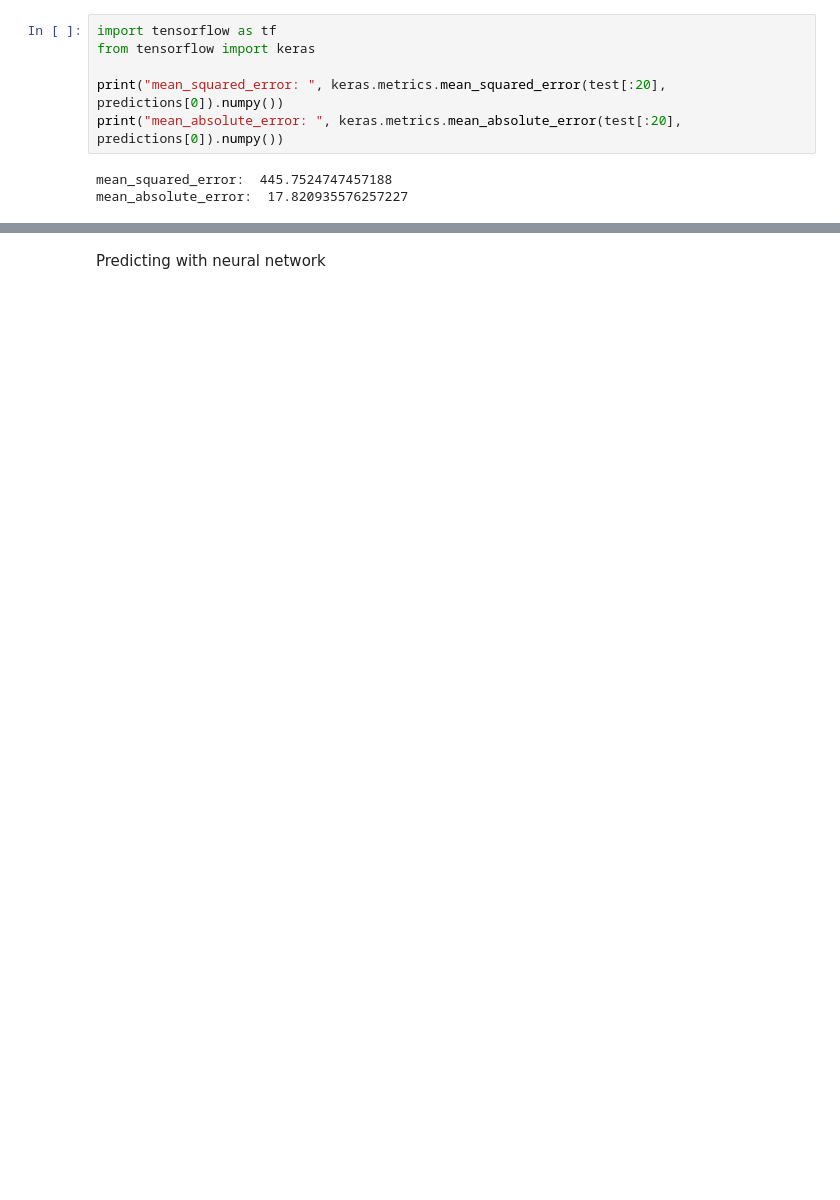
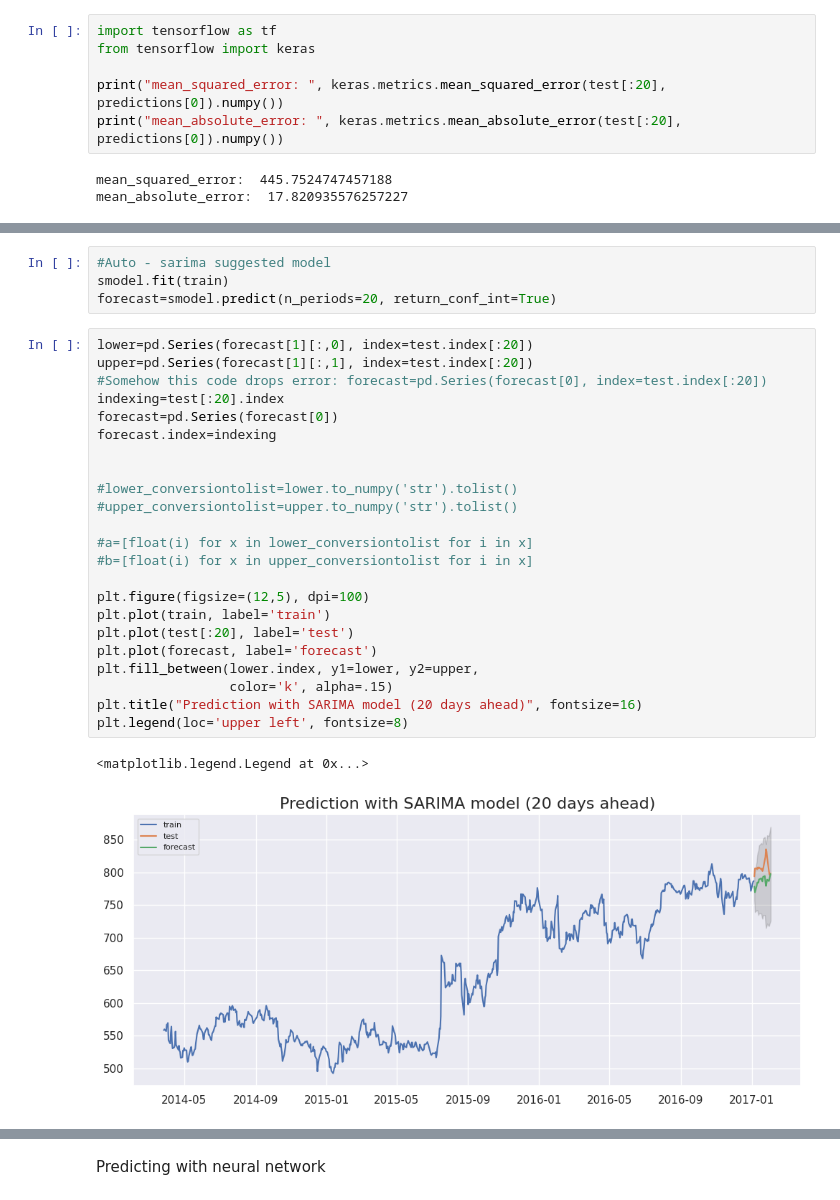
Before and after one commit to vbanai/Time-series-analysis, a Jupyter notebook: StockExchange.ipynb, the cells around one changed output, grey strips where cells are left out. Cells and saved outputs as stored; diff of their text form; blank space fills up the shorter version.

```diff
--- a/StockExchange.ipynb
+++ b/StockExchange.ipynb
@@ -1080,0 +1304,30 @@ mean_absolute_error:  17.820935576257227
+# %%
+#Auto - sarima suggested model
+smodel.fit(train)
+forecast=smodel.predict(n_periods=20, return_conf_int=True)
+# %%
+lower=pd.Series(forecast[1][:,0], index=test.index[:20])
+upper=pd.Series(forecast[1][:,1], index=test.index[:20])
+#Somehow this code drops error: forecast=pd.Series(forecast[0], index=test.index[:20])
+indexing=test[:20].index
+forecast=pd.Series(forecast[0])
+forecast.index=indexing
+
+
+#lower_conversiontolist=lower.to_numpy('str').tolist()
+#upper_conversiontolist=upper.to_numpy('str').tolist()
+
+#a=[float(i) for x in lower_conversiontolist for i in x]
+#b=[float(i) for x in upper_conversiontolist for i in x]
+
+plt.figure(figsize=(12,5), dpi=100)
+plt.plot(train, label='train')
+plt.plot(test[:20], label='test')
+plt.plot(forecast, label='forecast')
+plt.fill_between(lower.index, y1=lower, y2=upper,
+                 color='k', alpha=.15)
+plt.title("Prediction with SARIMA model (20 days ahead)", fontsize=16)
+plt.legend(loc='upper left', fontsize=8)
+# %% [output]
+<matplotlib.legend.Legend at 0x...>
+[figure, added]
```
Also changed, not shown: parts of 84 cells of this notebook.
